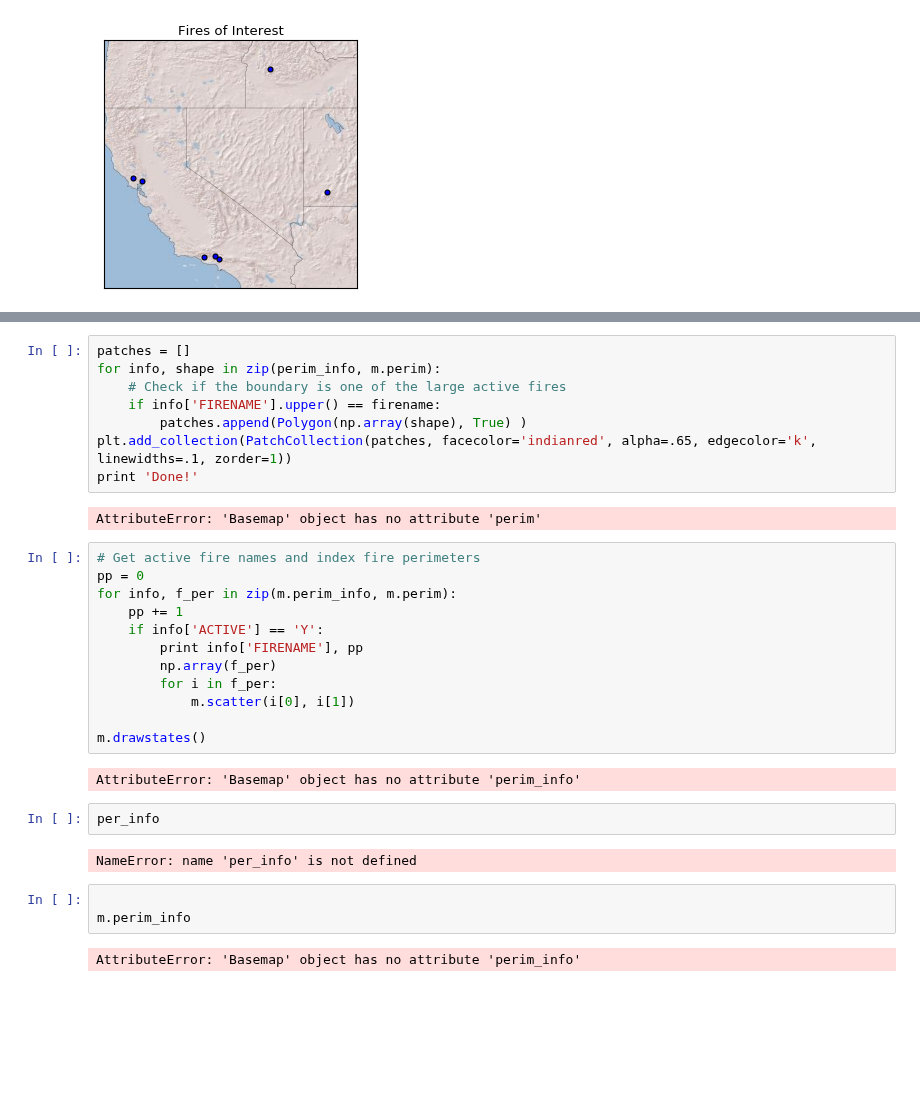
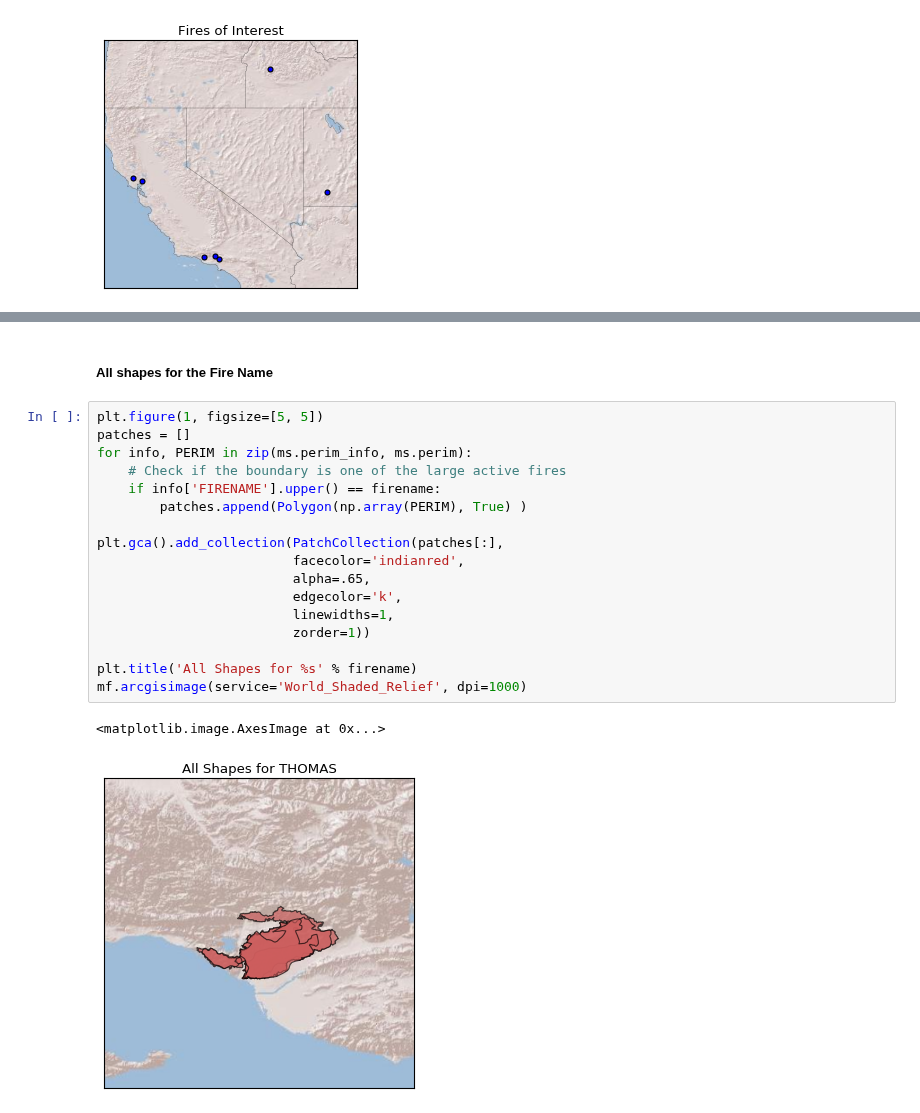
Before and after one commit to blaylockbk/pyBKB_v2, a Jupyter notebook: Fires_HRRR/fires_of_interest.ipynb, the cells around one changed output, grey strips where cells are left out. Drawn from its saved outputs; the diff is of its cells as text; blank space fills up the shorter version.

```diff
--- a/Fires_HRRR/fires_of_interest.ipynb
+++ b/Fires_HRRR/fires_of_interest.ipynb
@@ -95,33 +195,22 @@ per = m.readshapefile(shapefile, 'perim',
+# %% [markdown]
+##### All shapes for the Fire Name
 # %%
+plt.figure(1, figsize=[5, 5])
 patches = []
-for info, shape in zip(perim_info, m.perim):
+for info, PERIM in zip(ms.perim_info, ms.perim):
     # Check if the boundary is one of the large active fires
     if info['FIRENAME'].upper() == firename:
-        patches.append(Polygon(np.array(shape), True) )
-plt.add_collection(PatchCollection(patches, facecolor='indianred', alpha=.65, edgecolor='k', linewidths=.1, zorder=1))
-print 'Done!'
+        patches.append(Polygon(np.array(PERIM), True) )
+
+plt.gca().add_collection(PatchCollection(patches[:],
+                         facecolor='indianred',
+                         alpha=.65,
+                         edgecolor='k',
+                         linewidths=1,
+                         zorder=1))
+
+plt.title('All Shapes for %s' % firename)
+mf.arcgisimage(service='World_Shaded_Relief', dpi=1000)
 # %% [output]
-AttributeError: 'Basemap' object has no attribute 'perim'
+<matplotlib.image.AxesImage at 0x...>
+[figure, added]
-# %%
-# Get active fire names and index fire perimeters
-pp = 0
-for info, f_per in zip(m.perim_info, m.perim):
-    pp += 1
-    if info['ACTIVE'] == 'Y':
-        print info['FIRENAME'], pp
-        np.array(f_per)
-        for i in f_per:
-            m.scatter(i[0], i[1])
-
-m.drawstates()
-# %% [output]
-AttributeError: 'Basemap' object has no attribute 'perim_info'
-# %%
-per_info
-# %% [output]
-NameError: name 'per_info' is not defined
-# %%
-
-m.perim_info
-# %% [output]
-AttributeError: 'Basemap' object has no attribute 'perim_info'
```
Also changed, not shown: parts of 15 cells of this notebook, 2 other files.
